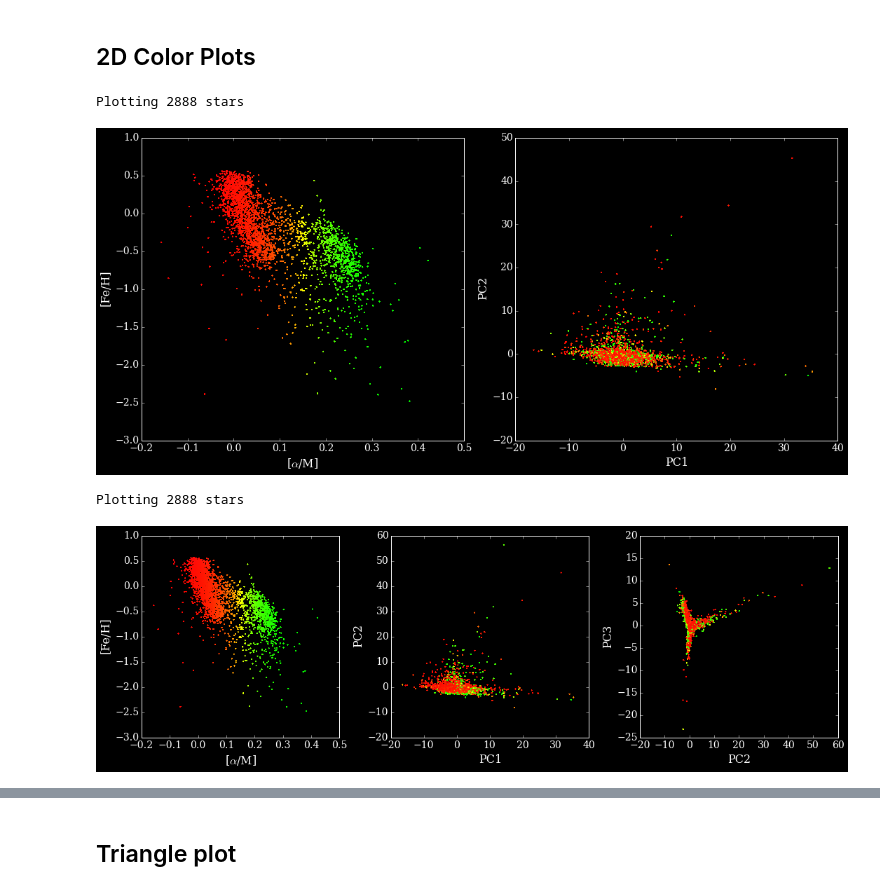
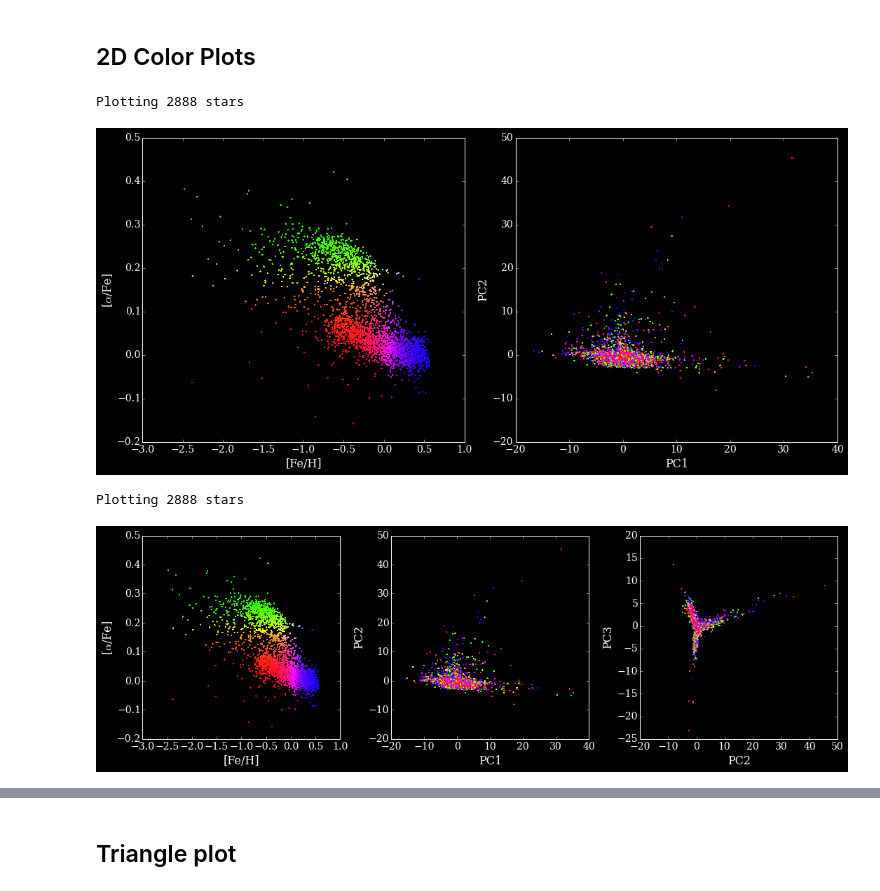
Before and after one commit to 2015ASTR511/DimRed, a Jupyter notebook: Analysis/PCA_AllData.ipynb, the cells around one changed output, grey strips where cells are left out. Saved outputs shown, nothing was run; the diff lists cells and outputs as text; code cells hidden in the pictures.

Commit message:
changed colors in PCA_allData.ipynb (maybe better?) also swapped axes

```diff
--- a/Analysis/PCA_AllData.ipynb
+++ b/Analysis/PCA_AllData.ipynb
@@ -242,22 +242,22 @@ from matplotlib import gridspec
 #rc('font', **{'family': 'serif', 'serif': ['Computer Modern']})
 #mpl.rcParams['font.size'] = 20.0
 
-def compute_color(q1, q2, a_crit=0.1):
+def compute_color(q1, q2, a_crit=0.2):
     """
     Compute the scatter-plot color using code adapted from
     TCL source used in Parker 2008.
 
-    mag_a --> alpha --> q1
-    mag_i - mag_z --> metallicities --> q2
+    mag_a --> alpha --> q2
+    mag_i - mag_z --> metallicities --> q1
     """
     # define the base color scalings
     R = np.ones_like(q1)
-    G = 1.0 * 10 ** (8 * (q1 - 0.15))
-    B = 1.0 * 10 ** (2 * (q2 - 1.25))
+    G = 1.0 * 10 ** (8 * (q2 - 0.15)-0.2)
+    B = 1.0 * 10 ** (2 * (q1 - 0.05))
 
     # enhance green beyond the a_crit cutoff
-    #i = np.where(q1 < a_crit)
-    #G[i] += 10000 * (10 ** (-0.01 * (q1[i] - a_crit)) - 1)
+    #i = np.where(q2 > a_crit)
+    #G[i] += 10000 * (10 ** (-0.01 * (q2[i] - a_crit)) - 1)
 
     # normalize color of each point to its maximum component
     RGB = np.vstack([R, G, B])
@@ -278,8 +278,8 @@ def plot_physical(x,y,c,gs):
             child.set_color('w')
     ax0.scatter(x, y, c=c, s=5, lw=0)
     devectorize_axes(ax0, dpi=400)
-    ax0.set_xlabel(r'[$\alpha$/M]',color='w')
-    ax0.set_ylabel(r'[Fe/H]',color='w')
+    ax0.set_xlabel(r'[Fe/H]',color='w')
+    ax0.set_ylabel(r'[$\alpha$/Fe]',color='w')
     ax0.set_title('')
 
 def plot_PCs(which,PCs,c,gs):
@@ -351,13 +351,13 @@ transform = lowDim[(lowDim[:,0] > -50) & (lowDim[:,0] < 50) &\
                    (lowDim[:,3] > -50) & (lowDim[:,3] < 50)\
                    ]
 # %%
-make_color_plot(alphaFe,FeH,num=1,PCs=transform)
+make_color_plot(FeH,alphaFe,num=1,PCs=transform)
 # %% [output]
 Plotting 2888 stars
-[figure, old version]
+[figure, new version]
 # %%
-make_color_plot(alphaFe,FeH,num=2)
+make_color_plot(FeH,alphaFe,num=2,PCs=transform)
 # %% [output]
 Plotting 2888 stars
-[figure, old version]
+[figure, new version]
 # %%
```
Also changed, not shown: parts of 1 cell of this notebook, 1 other file.
